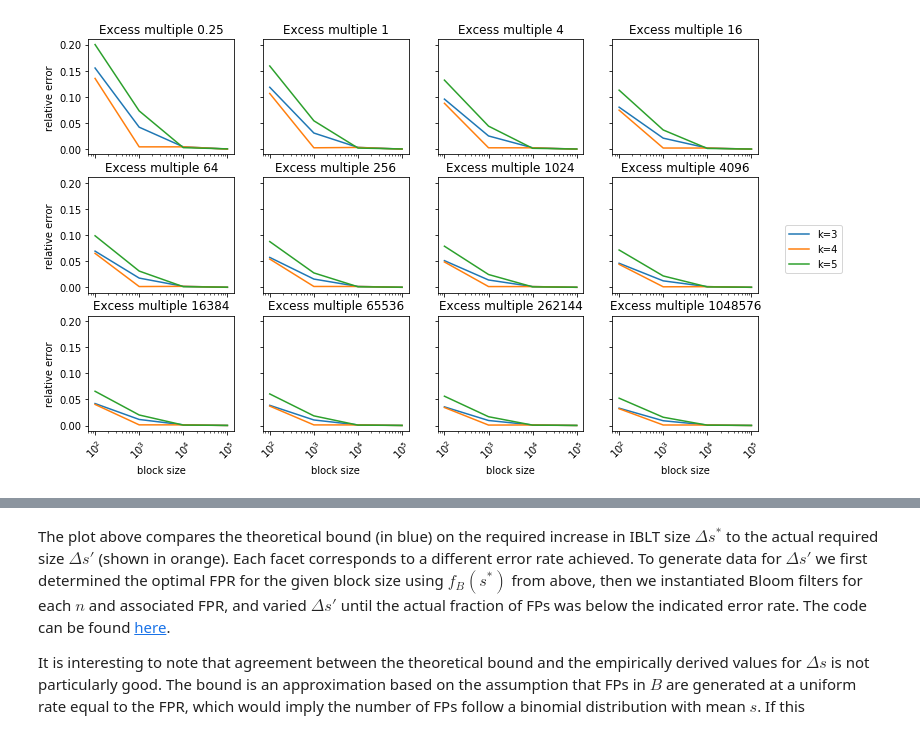
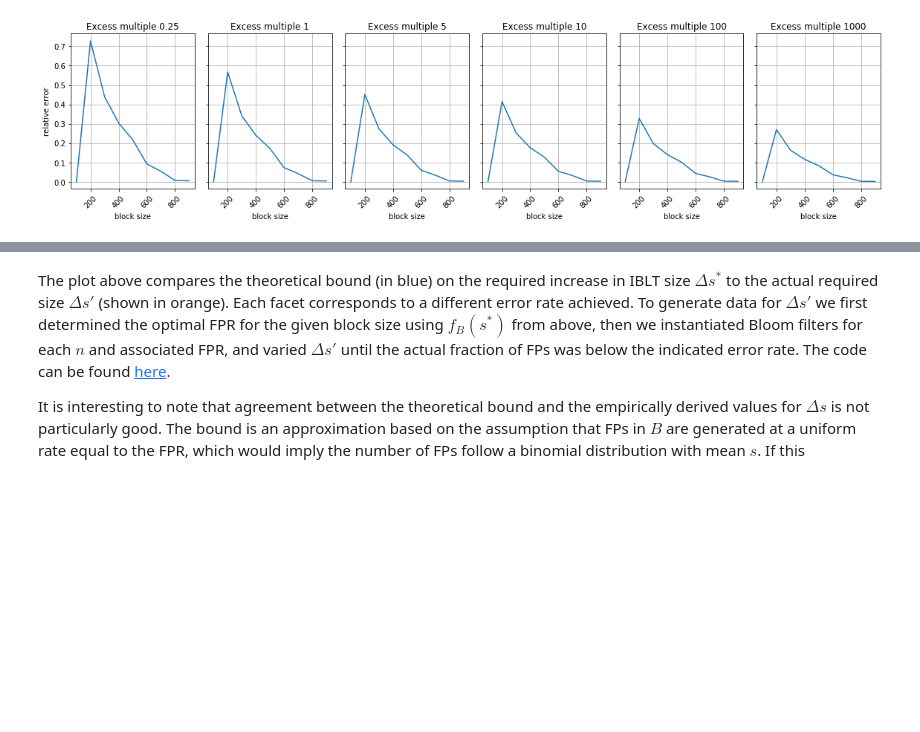
Before and after one commit to bissias/graphene-experiments, a Jupyter notebook: jupyter/graphene_size_optimization.ipynb, the cells around one changed output, grey strips where cells are left out. Saved outputs shown, nothing was run; the diff lists cells and outputs as text; code cells hidden in the pictures; blank space fills up the shorter version.

Commit message:
rework optimal graphene size calculation analysis

```diff
--- a/jupyter/graphene_size_optimization.ipynb
+++ b/jupyter/graphene_size_optimization.ipynb
@@ -54,57 +54,69 @@ $$s^* = \frac{bn}{8iv \ln^2(2)}.$$
 In the code below, we analyze the accuracy of the continuous model, relative to the exact solution, for various block sizes $n$ where the number of excess transaction in the mempool $e$ varies as a function of $n$.
 # %%
 # setup
+from collections import defaultdict
 import numpy as np
 import pylab as plt
+import re
+import requests
 import sys
 
+np.seterr(all='raise')
+
 # Actual values in c++ implementation
-b = 1; i = 17; v = 1.5
+i = 17; b = 1; v_default = 1.5
+response = requests.get('https://raw.githubusercontent.com/BitcoinUnlimited/\
+BitcoinUnlimited/release/src/iblt_params.h')
+matches = re.findall('{(.*?), IbltParamItem\((.*?), (.*?)\)}', response.text)
+s_v_map = defaultdict(lambda: 1.5)
+s_k_map = defaultdict(lambda: 4)
+for match in matches:
+    s_v_map[int(match[0])] = float(match[1])
+    s_k_map[int(match[0])] = int(match[2])
 
 def f_B(s, e): return 1.0 if s > e or e == 0 else s / e
 def Bp(s, e, n): return np.floor(b * n / 8.0 * (-1 / np.log(2)**2) * np.log(f_B(s, e)))
 def B(s, e, n): return b * n / 8.0 * (-1 / np.log(2)**2) * np.log(f_B(s, e))
-def Ip(s, k): return i * k * np.ceil(np.ceil(v * s) / k)
-def I(s): return i * v * s
-def Tp(s, e, k, n): return Ip(s, k) + Bp(s, e, n)
-def T(s, e, n): return I(s, k) + B(s, e, n)
-def s_opt(n): return b * n / (8 * i * v * np.log(2)**2)
+def Ip(s): return i * s_k_map[s] * np.ceil(int(s_v_map[s] * s) / s_k_map[s])
+def I(s): return i * s_v_map[s] * s
+def Tp(s, e, n): return Ip(s) + Bp(s, e, n)
+def T(s, e, n): return I(s) + B(s, e, n)
+def s_opt(n): return max(1, round(b * n / (8 * i * v_default * np.log(2)**2)))
 
-def brute_best(n, e, k):
+def brute_best(n, e):
     best_s = None
     best_T = sys.maxsize
     for s in range(1, n+1):
-        t = Tp(s, e, k, n)
+        t = Tp(s, e, n)
         if t < best_T:
             best_T = t
             best_s = s
 
     return best_s
 
 # vary e with n
-rows, cols = 3, 4
-f, axes = plt.subplots(rows, cols, sharey=True, sharex=True, figsize=(rows*4,cols*1.8))
-ns = [100, 1000, 10000, 100000]
-mults = [2**(i-2) for i in range(0, 24, 2)]
-for idx in range(len(mults)):
-    lines = []
-    for k in [3,4,5]:
+rows, cols = 1, 6
+f, axes = plt.subplots(rows, cols, sharey=True, figsize=(16,4))
+ns_list = [list(range(100,1000,100))]
+mults = [0.25, 1, 5, 10, 100, 1000]
+for row, ns in enumerate(ns_list):
+    for col, idx in enumerate(range(len(mults))):
+        lines = []
         mult = mults[idx]
-        T_discs = {n: Tp(brute_best(n, n*mult, k), n*mult, k, n) for n in ns}
-        T_conts = {n: Tp(s_opt(n), n*mult, k, n) for n in ns}
+        T_discs = {n: Tp(brute_best(n, n*mult), n*mult, n) for n in ns}
+        T_conts = {n: Tp(s_opt(n), n*mult, n) for n in ns}
         diffs = [min(1, (T_conts[n] - T_discs[n])/ T_discs[n]) for n in ns]
 
-        row = idx // cols
-        col = idx % cols
-        line, = axes[row, col].semilogx(ns, diffs)
+        line = axes[col].plot(ns, diffs)
         lines.append(line)
-        axes[row, col].set_title('Excess multiple ' + repr(mult))
-        plt.setp(axes[row, col].get_xticklabels(), rotation=45)
-        if col == 0: axes[row, col].set(ylabel='relative error')
-        if row == rows-1: axes[row, col].set(xlabel='block size')
-legend = f.legend(lines, ('k=3', 'k=4', 'k=5', 'k=6', 'k=7'), 'center right')
+        axes[col].grid(True)
+        axes[col].set_title('Excess multiple ' + repr(mult))
+        plt.setp(axes[col].get_xticklabels(), rotation=45)
+        if col == 0: axes[col].set(ylabel='relative error')
+        if row == rows-1: axes[col].set(xlabel='block size')
+plt.tight_layout()
 # %% [output]
-[figure, old version]
+[figure, new version]
 # %% [markdown]
 ## 2.1 Analysis of Optimization Formula
 
```
Also changed, not shown: parts of 3 cells of this notebook, 1 other file.
